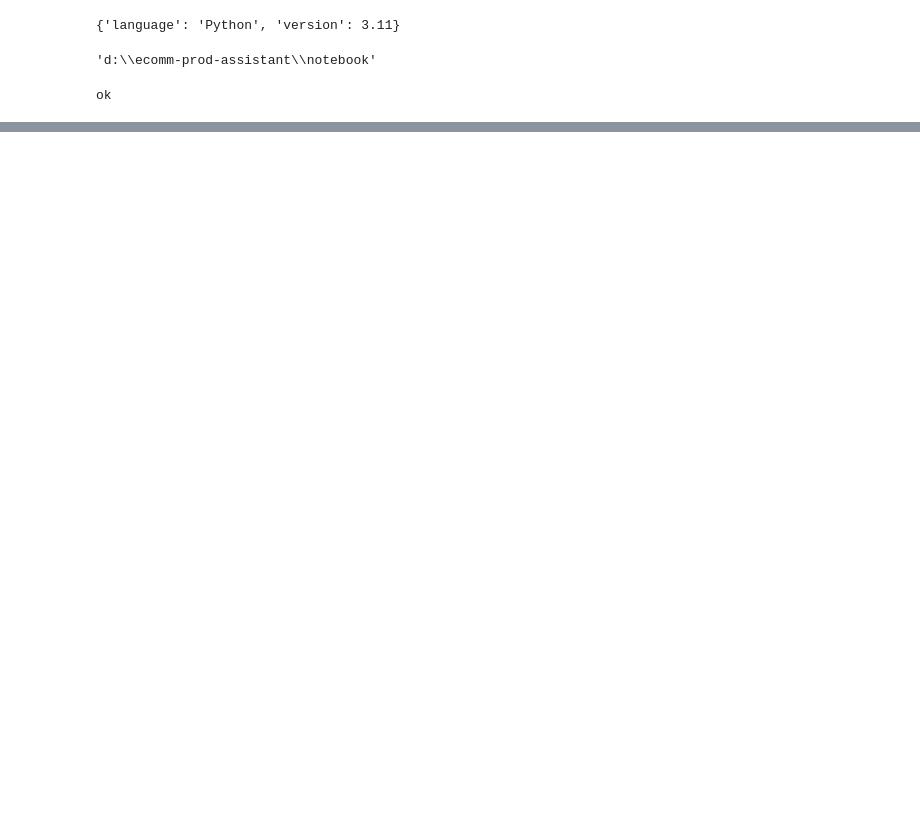
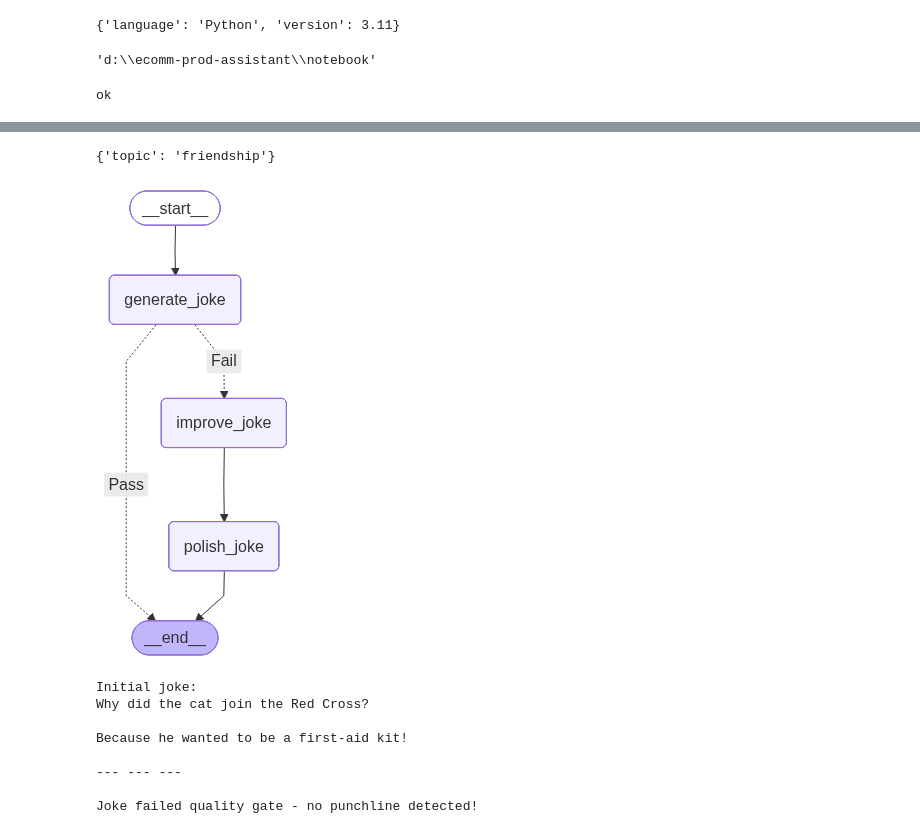
Before and after one commit to suman520-git/ecomm-prod-assistant, a Jupyter notebook: notebook/test.ipynb, the cells around one changed output, grey strips where cells are left out. Saved outputs shown, nothing was run; the diff lists cells and outputs as text; code cells hidden in the pictures; blank space fills up the shorter version.

```diff
--- a/notebook/test.ipynb
+++ b/notebook/test.ipynb
@@ -37,0 +164,77 @@ ok
+# %%
+x
+# %% [output]
+{'topic': 'friendship'}
+# %%
+def check_punchline(state: State):
+    """Gate function to check if the joke has a punchline"""
+
+    # Simple check - does the joke contain "?" or "!"
+    if "?" in state["joke"] or "!" in state["joke"]:
+        return "Pass"
+    return "Fail"
+# %%
+def improve_joke(state: State):
+    """Second LLM call to improve the joke"""
+
+    msg = llm.invoke(f"Make this joke funnier by adding wordplay: {state['joke']}")
+    return {"improved_joke": msg.content}
+# %%
+def polish_joke(state: State):
+    """Third LLM call for final polish"""
+    msg = llm.invoke(f"Add a surprising twist to this joke: {state['improved_joke']}")
+    return {"final_joke": msg.content}
+# %%
+
+
+
+
+
+
+
+# Build workflow
+workflow = StateGraph(State)
+
+# Add nodes
+workflow.add_node("generate_joke", generate_joke)
+workflow.add_node("improve_joke", improve_joke)
+workflow.add_node("polish_joke", polish_joke)
+
+# Add edges to connect nodes
+workflow.add_edge(START, "generate_joke")
+workflow.add_conditional_edges(
+    "generate_joke", check_punchline, {"Fail": "improve_joke", "Pass": END}
+)
+workflow.add_edge("improve_joke", "polish_joke")
+workflow.add_edge("polish_joke", END)
+
+# Compile
+chain = workflow.compile()
+
+# Show workflow
+display(Image(chain.get_graph().draw_mermaid_png()))
+
+# Invoke
+state = chain.invoke({"topic": "cats"})
+print("Initial joke:")
+print(state["joke"])
+print("\n--- --- ---\n")
+if "improved_joke" in state:
+    print("Improved joke:")
+    print(state["improved_joke"])
+    print("\n--- --- ---\n")
+
+    print("Final joke:")
+    print(state["final_joke"])
+else:
+    print("Joke failed quality gate - no punchline detected!")
+# %% [output]
+[figure, added]
+Initial joke:
+Why did the cat join the Red Cross?
+
+Because he wanted to be a first-aid kit!
+
+--- --- ---
+
+Joke failed quality gate - no punchline detected!
```
Also changed, not shown: parts of 78 cells of this notebook, 21 other files.
